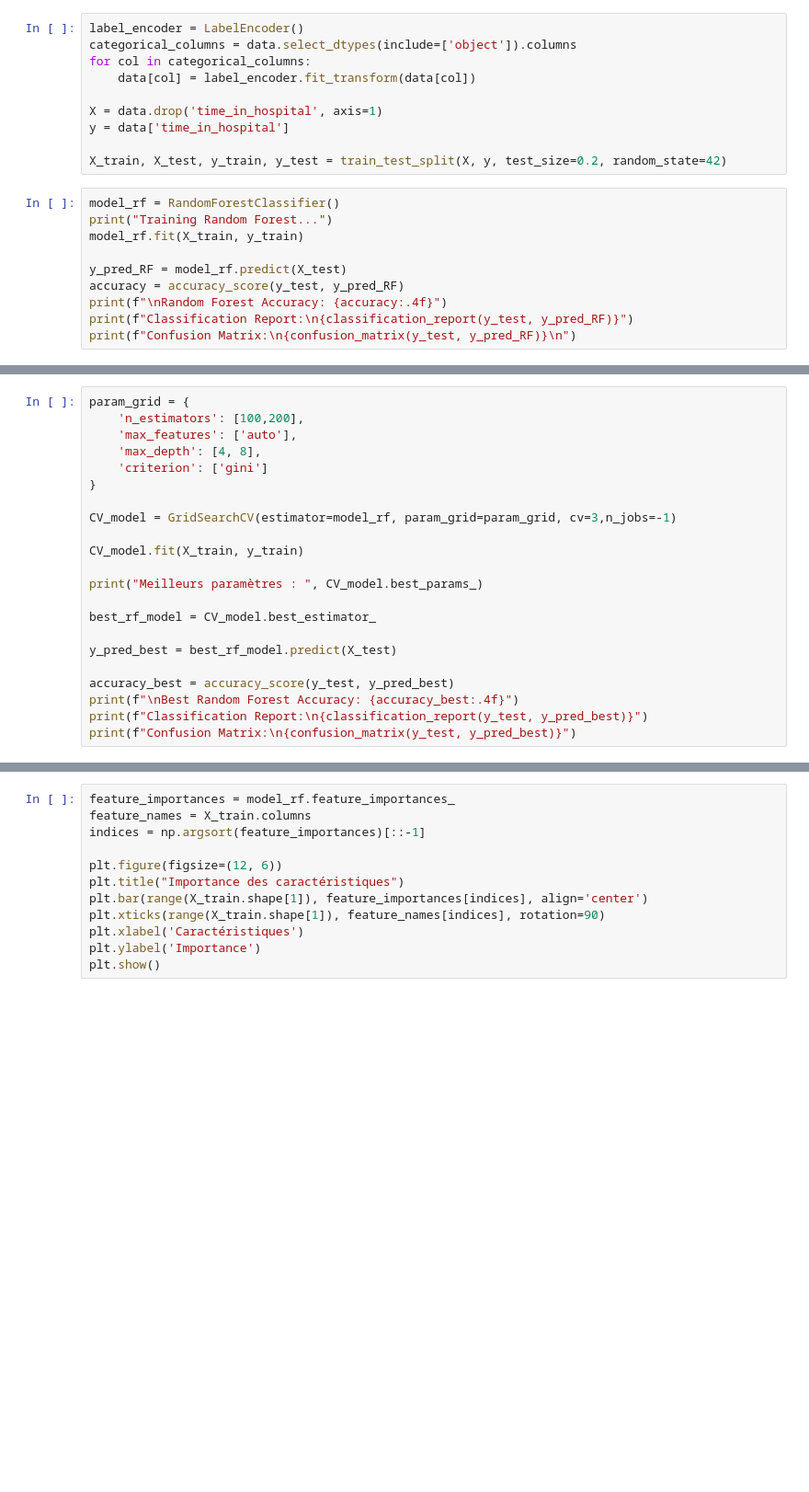
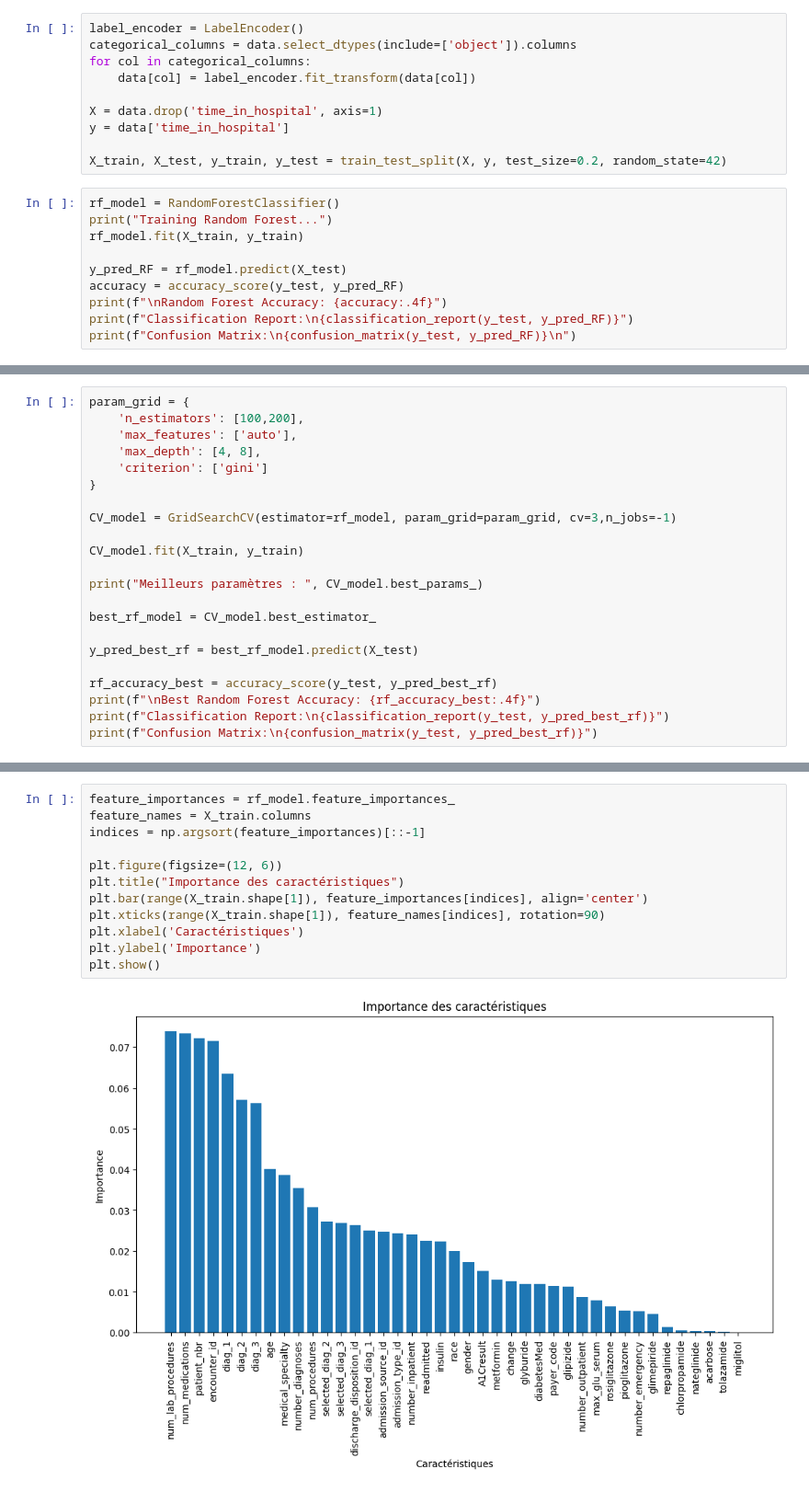
Before and after one commit to sbien1208/projet_python, a Jupyter notebook: Projet_Python.ipynb, the cells around one changed output, grey strips where cells are left out. Shown at 92% size. Saved outputs shown, nothing was run; the diff lists cells and outputs as text; blank space fills up the shorter version.

```diff
--- a/Projet_Python.ipynb
+++ b/Projet_Python.ipynb
@@ -643,11 +635,11 @@ y = data['time_in_hospital']
 
 X_train, X_test, y_train, y_test = train_test_split(X, y, test_size=0.2, random_state=42)
 # %%
-model_rf = RandomForestClassifier()
+rf_model = RandomForestClassifier()
 print("Training Random Forest...")
-model_rf.fit(X_train, y_train)
+rf_model.fit(X_train, y_train)
 
-y_pred_RF = model_rf.predict(X_test)
+y_pred_RF = rf_model.predict(X_test)
 accuracy = accuracy_score(y_test, y_pred_RF)
 print(f"\nRandom Forest Accuracy: {accuracy:.4f}")
 print(f"Classification Report:\n{classification_report(y_test, y_pred_RF)}")
@@ -678,7 +670,7 @@ param_grid = {
     'criterion': ['gini']
 }
 
-CV_model = GridSearchCV(estimator=model_rf, param_grid=param_grid, cv=3,n_jobs=-1)
+CV_model = GridSearchCV(estimator=rf_model, param_grid=param_grid, cv=3,n_jobs=-1)
 
 CV_model.fit(X_train, y_train)
 
@@ -686,10 +678,10 @@ print("Meilleurs paramètres : ", CV_model.best_params_)
 
 best_rf_model = CV_model.best_estimator_
 
-y_pred_best = best_rf_model.predict(X_test)
+y_pred_best_rf = best_rf_model.predict(X_test)
 
-accuracy_best = accuracy_score(y_test, y_pred_best)
-print(f"\nBest Random Forest Accuracy: {accuracy_best:.4f}")
-print(f"Classification Report:\n{classification_report(y_test, y_pred_best)}")
-print(f"Confusion Matrix:\n{confusion_matrix(y_test, y_pred_best)}")
+rf_accuracy_best = accuracy_score(y_test, y_pred_best_rf)
+print(f"\nBest Random Forest Accuracy: {rf_accuracy_best:.4f}")
+print(f"Classification Report:\n{classification_report(y_test, y_pred_best_rf)}")
+print(f"Confusion Matrix:\n{confusion_matrix(y_test, y_pred_best_rf)}")
 # %% [output]
@@ -713,14 +705,16 @@ Classification Report:
 # %%
-feature_importances = model_rf.feature_importances_
+feature_importances = rf_model.feature_importances_
 feature_names = X_train.columns
 indices = np.argsort(feature_importances)[::-1]
 
 plt.figure(figsize=(12, 6))
 plt.title("Importance des caractéristiques")
 plt.bar(range(X_train.shape[1]), feature_importances[indices], align='center')
 plt.xticks(range(X_train.shape[1]), feature_names[indices], rotation=90)
 plt.xlabel('Caractéristiques')
 plt.ylabel('Importance')
 plt.show()
+# %% [output]
+[figure, added]
 # %%
 print("Rapport de Classification :")
```
Also changed, not shown: parts of 68 cells of this notebook.
